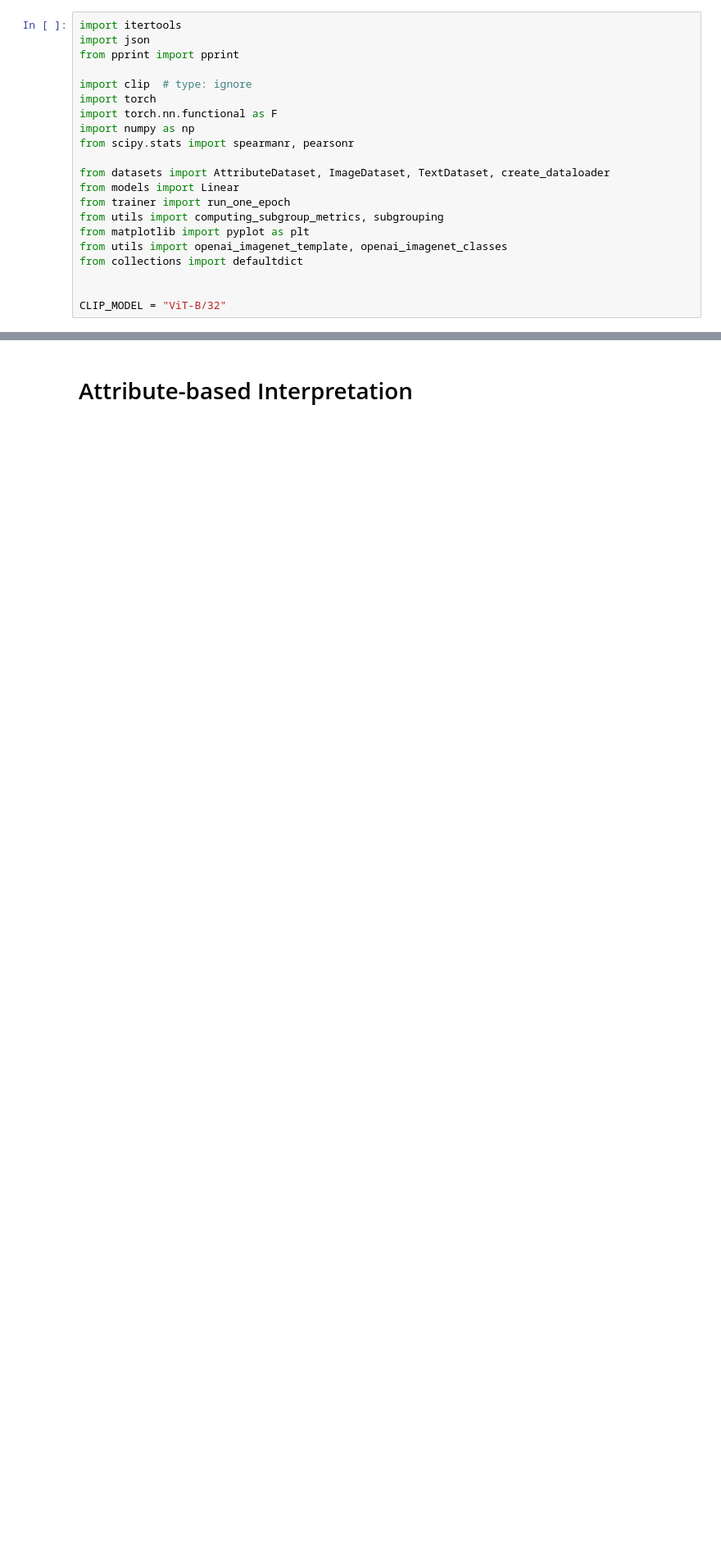
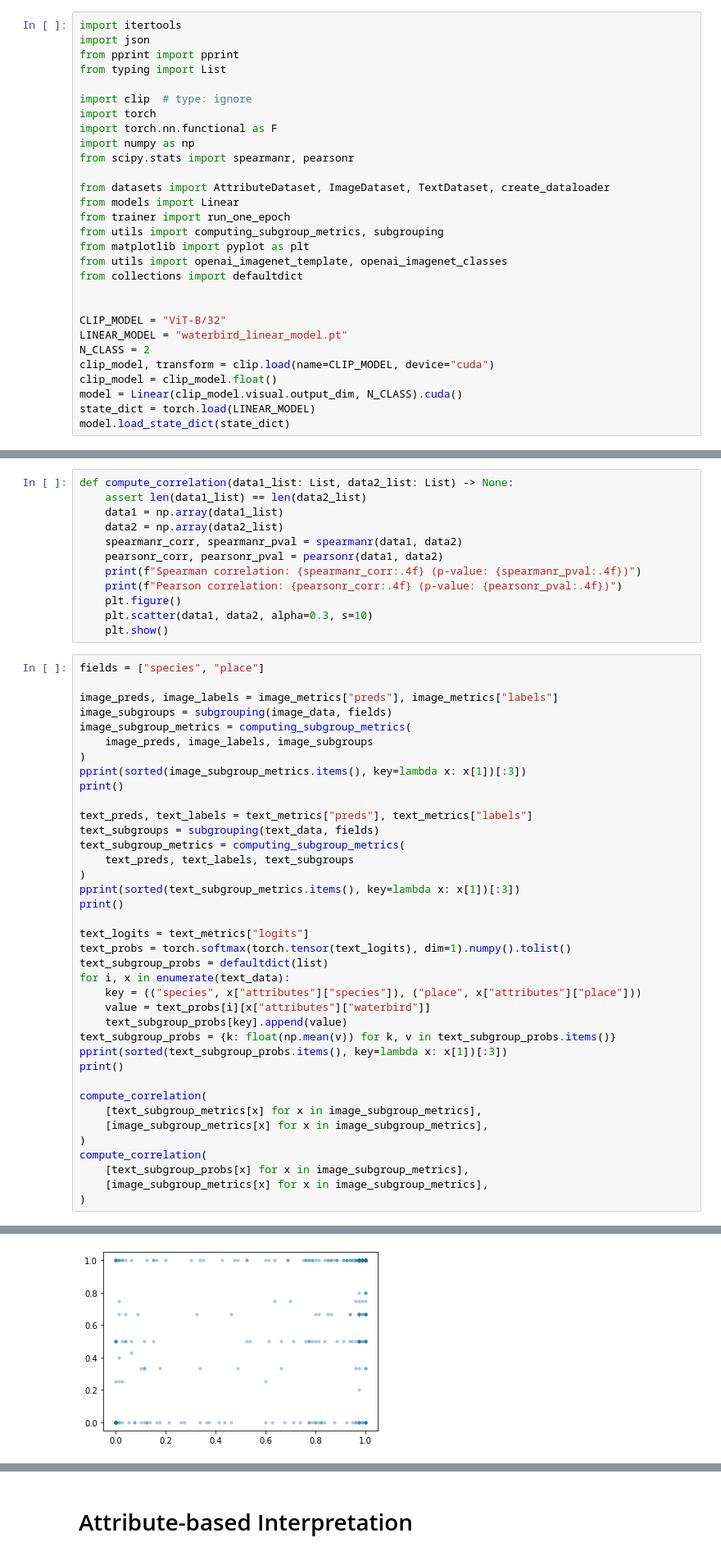
Before and after one commit to yuhui-zh15/model_audit, a Jupyter notebook: src/bug_analysis.ipynb, the cells around one changed output, grey strips where cells are left out. Shown at 82% size. Cells and saved outputs as stored; diff of their text form; blank space fills up the shorter version.

```diff
--- a/src/bug_analysis.ipynb
+++ b/src/bug_analysis.ipynb
@@ -2,6 +2,7 @@
 import itertools
 import json
 from pprint import pprint
+from typing import List
 
 import clip  # type: ignore
 import torch
@@ -19,3 +20,10 @@ from collections import defaultdict
 
 
 CLIP_MODEL = "ViT-B/32"
+LINEAR_MODEL = "waterbird_linear_model.pt"
+N_CLASS = 2
+clip_model, transform = clip.load(name=CLIP_MODEL, device="cuda")
+clip_model = clip_model.float()
+model = Linear(clip_model.visual.output_dim, N_CLASS).cuda()
+state_dict = torch.load(LINEAR_MODEL)
+model.load_state_dict(state_dict)
@@ -128,0 +181,51 @@ pprint("\n")
+# %%
+def compute_correlation(data1_list: List, data2_list: List) -> None:
+    assert len(data1_list) == len(data2_list)
+    data1 = np.array(data1_list)
+    data2 = np.array(data2_list)
+    spearmanr_corr, spearmanr_pval = spearmanr(data1, data2)
+    pearsonr_corr, pearsonr_pval = pearsonr(data1, data2)
+    print(f"Spearman correlation: {spearmanr_corr:.4f} (p-value: {spearmanr_pval:.4f})")
+    print(f"Pearson correlation: {pearsonr_corr:.4f} (p-value: {pearsonr_pval:.4f})")
+    plt.figure()
+    plt.scatter(data1, data2, alpha=0.3, s=10)
+    plt.show()
+# %%
+fields = ["species", "place"]
+
+image_preds, image_labels = image_metrics["preds"], image_metrics["labels"]
+image_subgroups = subgrouping(image_data, fields)
+image_subgroup_metrics = computing_subgroup_metrics(
+    image_preds, image_labels, image_subgroups
+)
+pprint(sorted(image_subgroup_metrics.items(), key=lambda x: x[1])[:3])
+print()
+
+text_preds, text_labels = text_metrics["preds"], text_metrics["labels"]
+text_subgroups = subgrouping(text_data, fields)
+text_subgroup_metrics = computing_subgroup_metrics(
+    text_preds, text_labels, text_subgroups
+)
+pprint(sorted(text_subgroup_metrics.items(), key=lambda x: x[1])[:3])
+print()
+
+text_logits = text_metrics["logits"]
+text_probs = torch.softmax(torch.tensor(text_logits), dim=1).numpy().tolist()
+text_subgroup_probs = defaultdict(list)
+for i, x in enumerate(text_data):
+    key = (("species", x["attributes"]["species"]), ("place", x["attributes"]["place"]))
+    value = text_probs[i][x["attributes"]["waterbird"]]
+    text_subgroup_probs[key].append(value)
+text_subgroup_probs = {k: float(np.mean(v)) for k, v in text_subgroup_probs.items()}
+pprint(sorted(text_subgroup_probs.items(), key=lambda x: x[1])[:3])
+print()
+
+compute_correlation(
+    [text_subgroup_metrics[x] for x in image_subgroup_metrics],
+    [image_subgroup_metrics[x] for x in image_subgroup_metrics],
+)
+compute_correlation(
+    [text_subgroup_probs[x] for x in image_subgroup_metrics],
+    [image_subgroup_metrics[x] for x in image_subgroup_metrics],
+)
+# %% [output]
@@ -128,0 +249 @@ pprint("\n")
+[figure, added]
```
Also changed, not shown: parts of 17 cells of this notebook.
